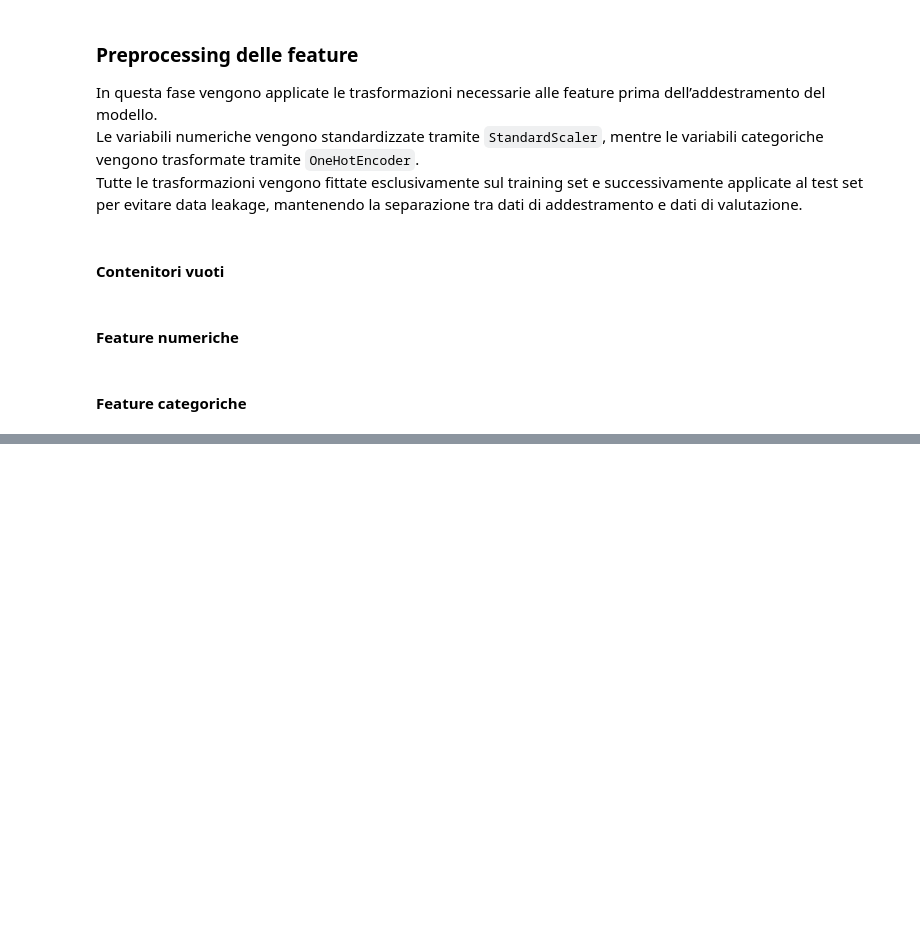
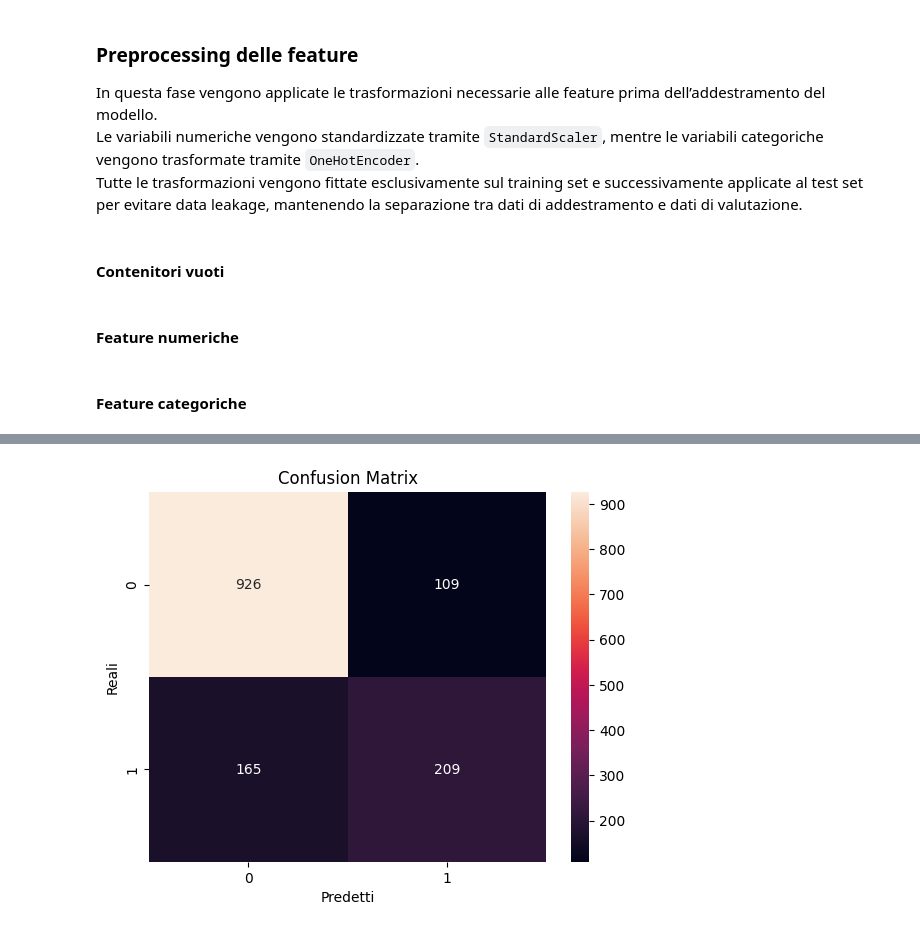
Before and after one commit to MicheleCorazzina/Telco-customer-Churn, a Jupyter notebook: notebooks/02_feature_engineering_modeling.ipynb, the cells around one changed output, grey strips where cells are left out. Drawn from its saved outputs; the diff is of its cells as text; code cells hidden in the pictures; blank space fills up the shorter version.

Commit message:
Add Logistic Regression baseline with evaluation metrics and confusion matrix analysis

```diff
--- a/notebooks/02_feature_engineering_modeling.ipynb
+++ b/notebooks/02_feature_engineering_modeling.ipynb
@@ -217,0 +237,3 @@ df_X_test_preprocessed[cat_feature_names] = X_test_ohe
+# %%
+log_reg = LogisticRegression(max_iter=1000, random_state=42)
+log_reg.fit(df_X_train_preprocessed, y_train)
@@ -217,0 +244,2 @@ df_X_test_preprocessed[cat_feature_names] = X_test_ohe
+# %%
+y_pred = log_reg.predict(df_X_test_preprocessed)
@@ -217,0 +277,10 @@ df_X_test_preprocessed[cat_feature_names] = X_test_ohe
+# %%
+cm = confusion_matrix(y_test, y_pred)
+plt.figure()
+sns.heatmap(cm, annot=True, fmt='d')
+plt.xlabel("Predetti")
+plt.ylabel("Reali")
+plt.title("Confusion Matrix")
+plt.show()
+# %% [output]
+[figure, added]
```
Also changed, not shown: parts of 14 cells of this notebook, 1 other file.
